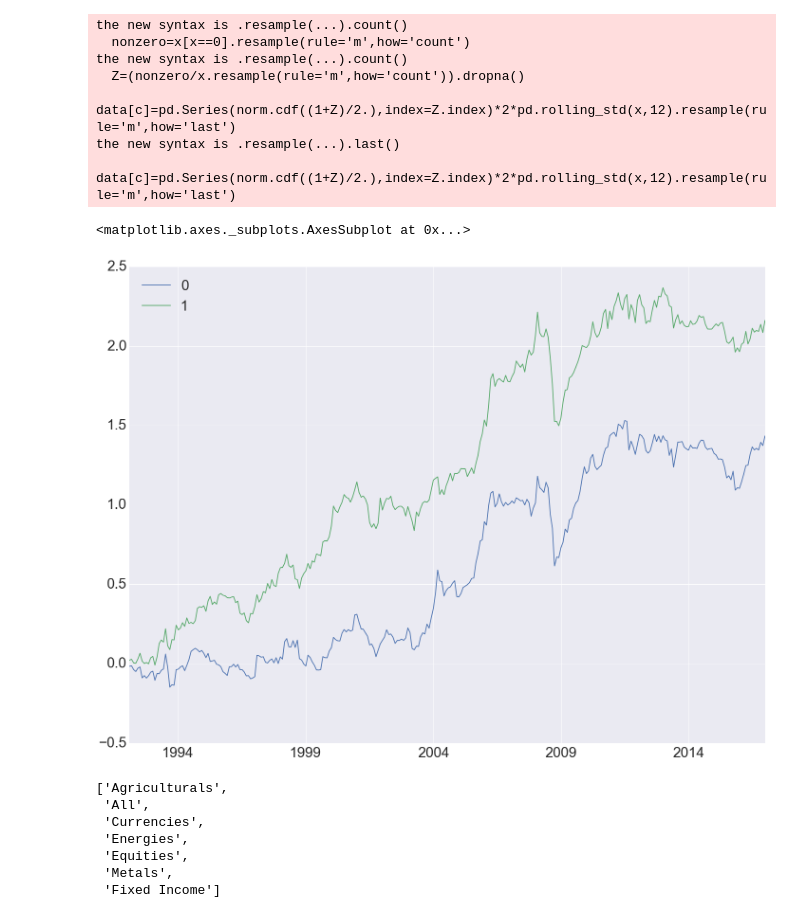
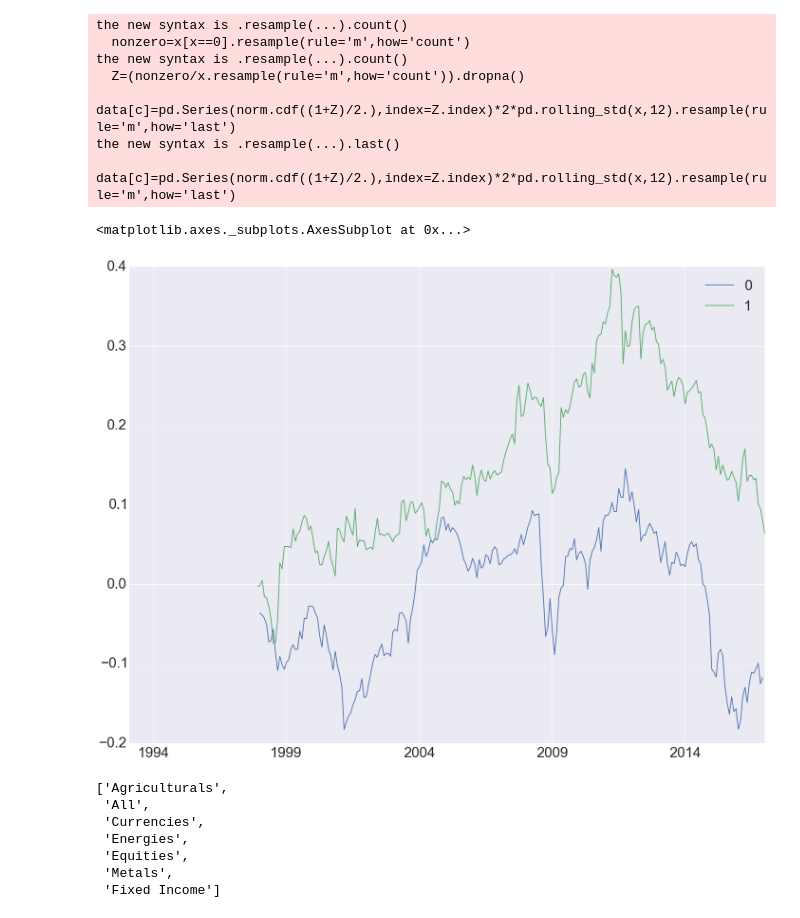
Before and after one commit to mrefermat/FinancePhD, a Jupyter notebook: LiquidityMomentum/Paper 2 - Monthly portfolio loader.ipynb, the cells around one changed output. Cells and saved outputs as stored; diff of their text form; code cells hidden in the pictures.

Commit message:
factor charts working properly

```diff
--- a/LiquidityMomentum/Paper 2 - Monthly portfolio loader.ipynb
+++ b/LiquidityMomentum/Paper 2 - Monthly portfolio loader.ipynb
@@ -143,10 +144,10 @@ for s in sector_zscores.keys():
     sector_portfolio_sorts_FHT_mon[s]=quantile_portfolios_monthly(sector_zscores[s],cleansed,2)
 sector_portfolio_sorts_FHT_mon['All']=quantile_portfolios_monthly(data,cleansed,2)
 # %%
-sector_portfolio_sorts_FHT_mon['Metals'].cumsum().plot()
+sector_portfolio_sorts_FHT_mon['Currencies'].cumsum().plot()
 # %% [output]
 <matplotlib.axes._subplots.AxesSubplot at 0x...>
-[figure, old version]
+[figure, new version]
 # %%
 for s in sector_portfolio_sorts_FHT_mon.keys():
     sector_portfolio_sorts_FHT_mon[s].to_pickle('data/'+s+'_monthly_FHT.pickle')
```
Also changed, not shown: parts of 2 cells of this notebook, 4 other files.
